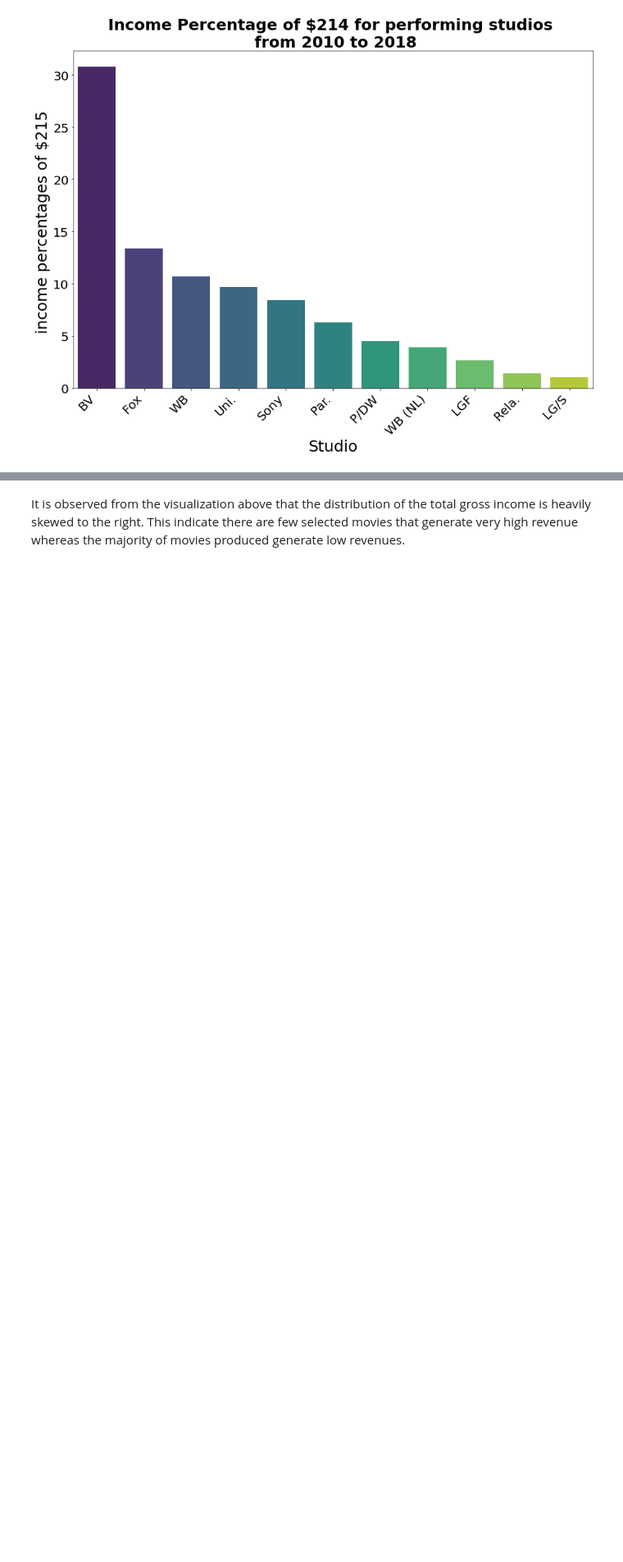
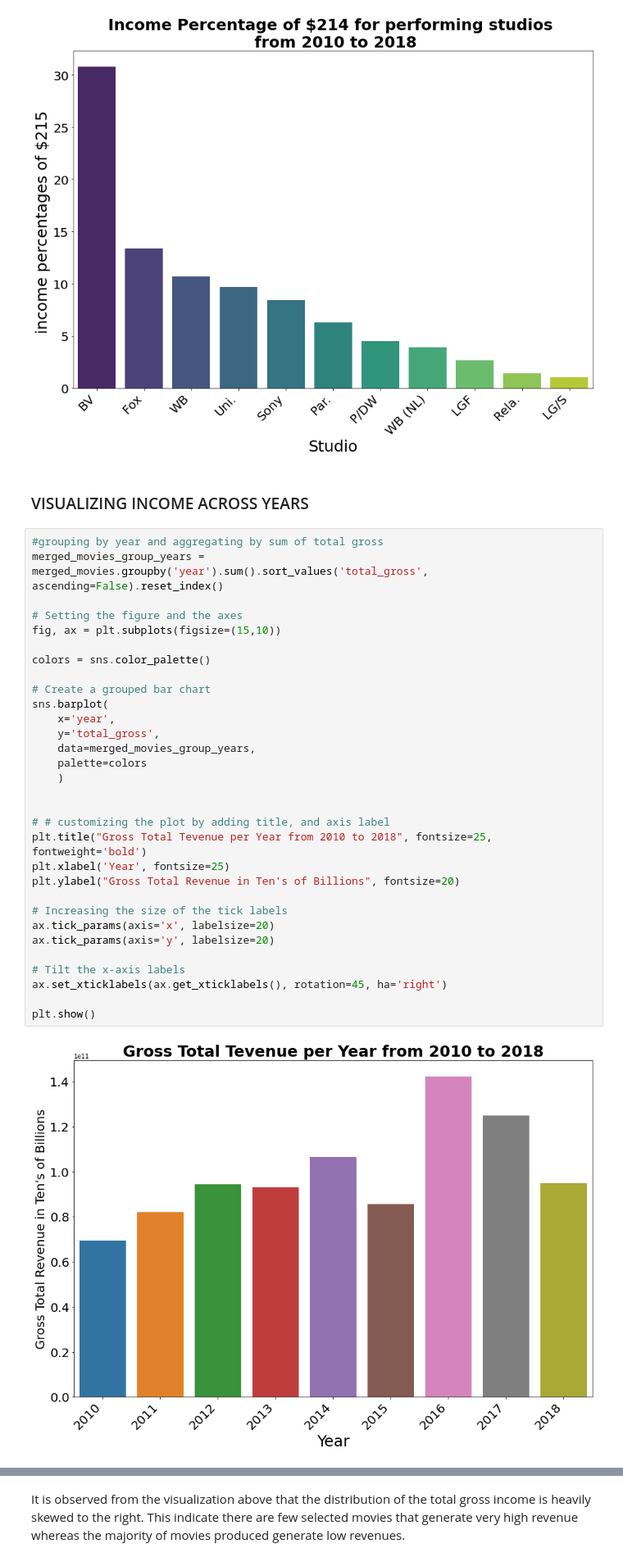
Before and after one commit to Giwanji/phase1project, a Jupyter notebook: firstproject.ipynb, the cells around one changed output, grey strips where cells are left out. Shown at 82% size. Drawn from its saved outputs; the diff is of its cells as text; blank space fills up the shorter version.

Commit message:
Finalize Visualization

```diff
--- a/firstproject.ipynb
+++ b/firstproject.ipynb
@@ -354,6 +354,41 @@ ax.set_xticklabels(ax.get_xticklabels(), rotation=45, ha='right')
 plt.show()
 # %% [output]
 [figure]
+# %% [markdown]
+### VISUALIZING INCOME ACROSS YEARS
+# %%
+#grouping by year and aggregating by sum of total gross
+merged_movies_group_years = merged_movies.groupby('year').sum().sort_values('total_gross', ascending=False).reset_index()
+
+# Setting the figure and the axes
+fig, ax = plt.subplots(figsize=(15,10))
+
+colors = sns.color_palette()
+
+# Create a grouped bar chart
+sns.barplot(
+    x='year',
+    y='total_gross',
+    data=merged_movies_group_years,
+    palette=colors
+    )
+
+
+# # customizing the plot by adding title, and axis label
+plt.title("Gross Total Tevenue per Year from 2010 to 2018", fontsize=25, fontweight='bold')
+plt.xlabel('Year', fontsize=25)
+plt.ylabel("Gross Total Revenue in Ten's of Billions", fontsize=20)
+
+# Increasing the size of the tick labels
+ax.tick_params(axis='x', labelsize=20)
+ax.tick_params(axis='y', labelsize=20)
+
+# Tilt the x-axis labels
+ax.set_xticklabels(ax.get_xticklabels(), rotation=45, ha='right')
+
+plt.show()
+# %% [output]
+[figure, added]
 # %% [markdown]
 ### VISUALIZATION
 #### HISTOGRAM
```
